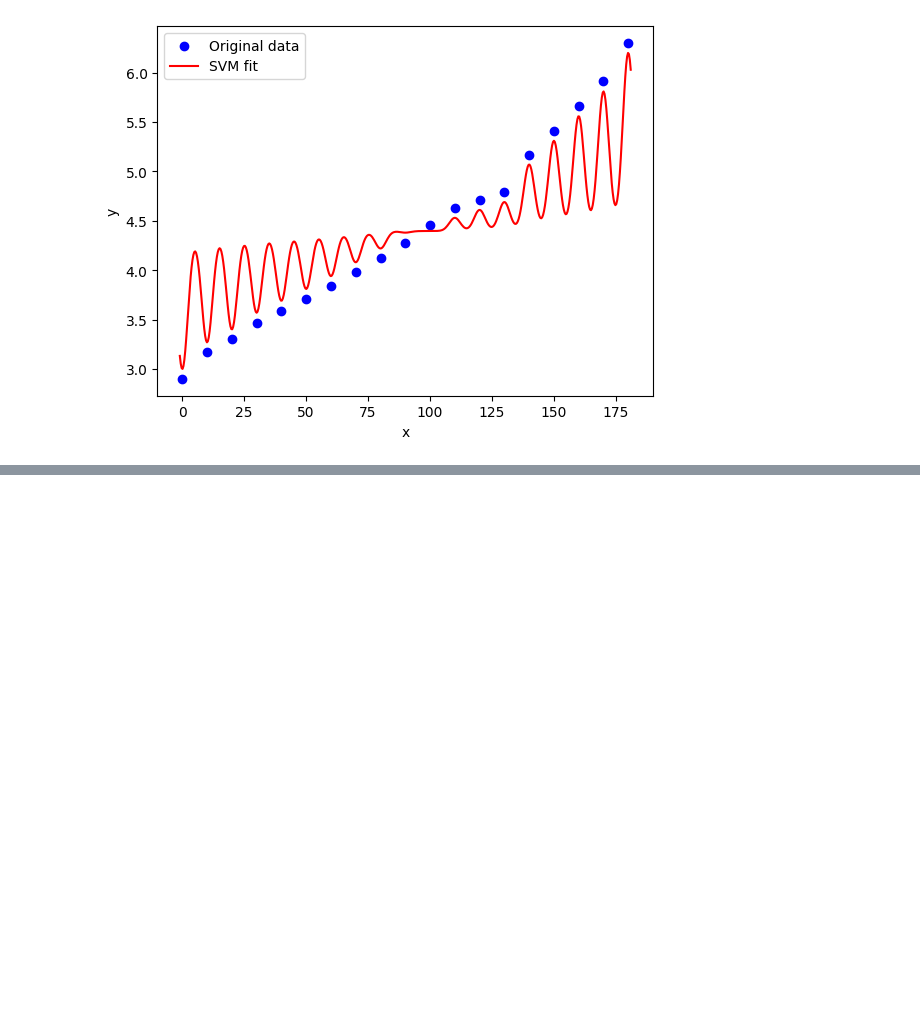
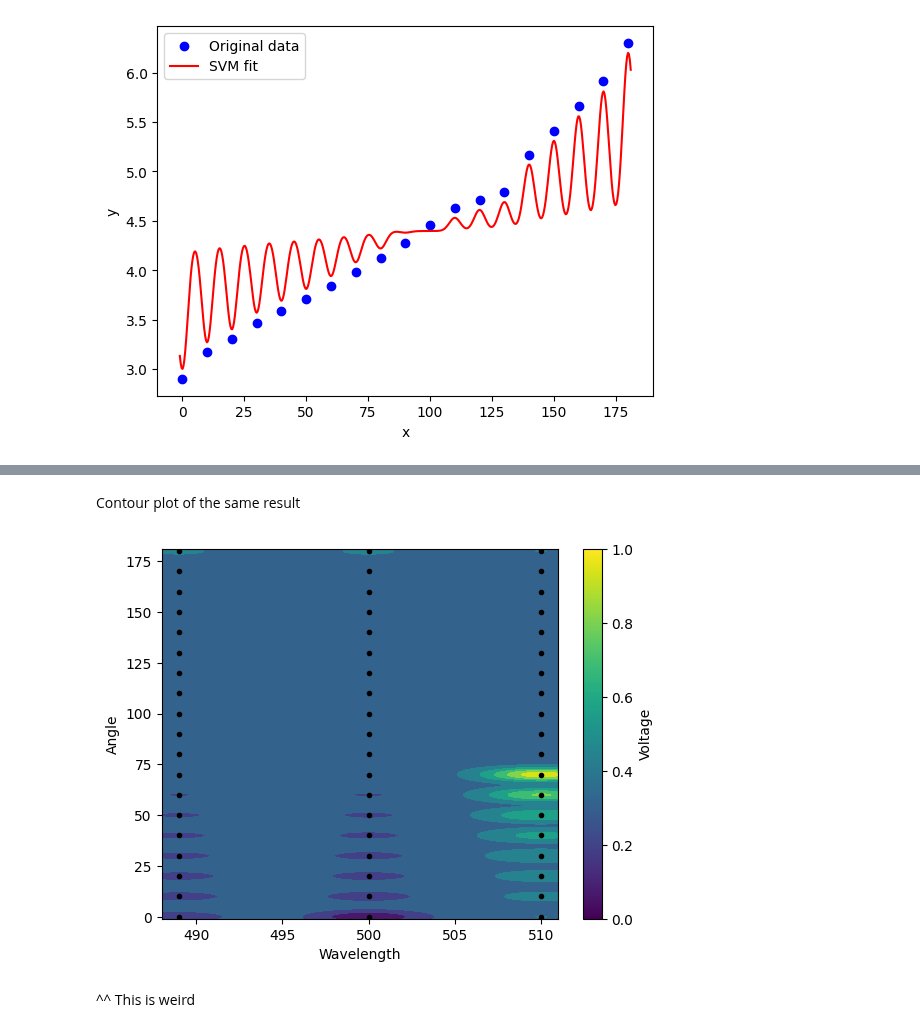
Before and after one commit to ubsuny/ML_LCVR-CP2P2024, a Jupyter notebook: svm_regression_test.ipynb, the cells around one changed output, grey strips where cells are left out. Cells and saved outputs as stored; diff of their text form; code cells hidden in the pictures; blank space fills up the shorter version.

```diff
--- a/svm_regression_test.ipynb
+++ b/svm_regression_test.ipynb
@@ -105,0 +167,19 @@ plt.show()
+# %% [markdown]
+Contour plot of the same result
+# %%
+# Create a contour plot
+plt.contourf(xx1, xx2, y_pred.reshape(xx1.shape), cmap='viridis')
+
+# Labels
+plt.xlabel('Wavelength')
+plt.ylabel('Angle')
+
+# Optional: Add original data points for comparison
+plt.scatter(X[:,0], X[:,1], c='black', marker='.')
+
+plt.colorbar(label='Voltage')
+plt.show()
+# %% [output]
+[figure, added]
+# %% [markdown]
+^^ This is weird
```
Also changed, not shown: parts of 3 cells of this notebook.
